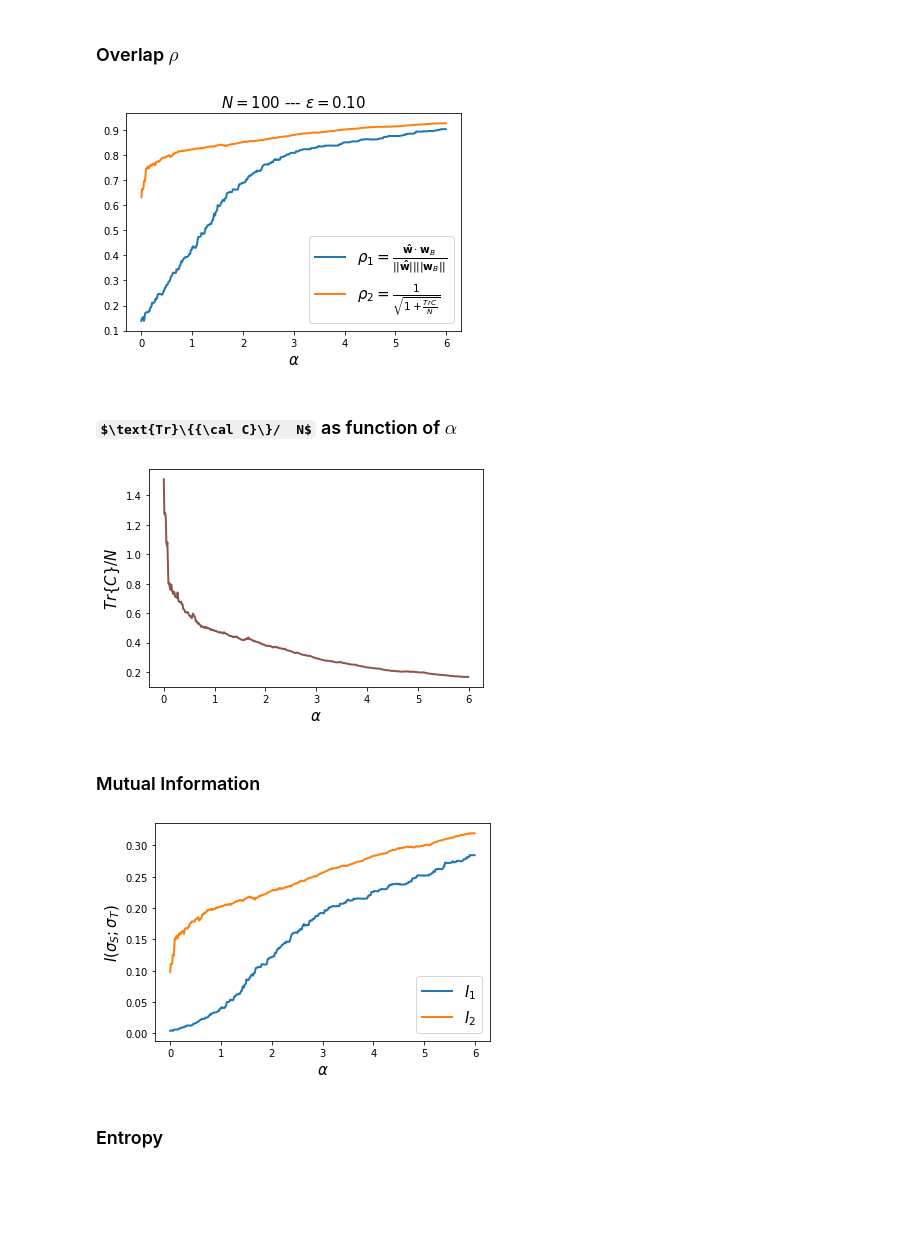
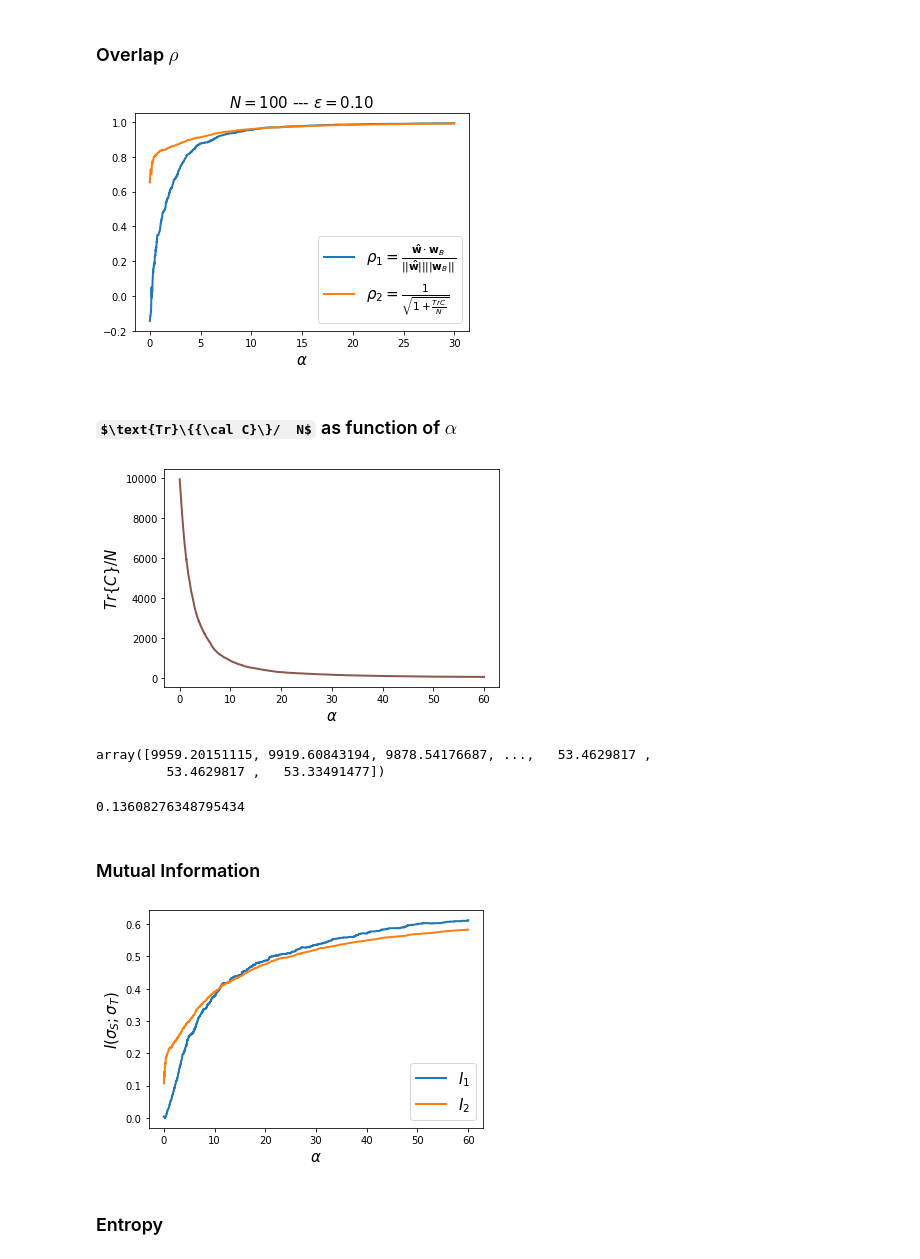
Before and after one commit to rodsveiga/maxent, a Jupyter notebook: exp.ipynb, the cells around one changed output. Drawn from its saved outputs; the diff is of its cells as text; code cells hidden in the pictures; some formulas as TeX source; blank space fills up the shorter version.

```diff
--- a/exp.ipynb
+++ b/exp.ipynb
@@ -69,7 +69,7 @@ plt.show()
 ## Entropic dynamics
 # %%
 N = 100
-M = 600
+M = 6000
 # %% [markdown]
 ### The teacher
 # %%
@@ -140,23 +164,34 @@ traceC = np.array([ np.trace(C_[j]) for j in range(len(C_)) ])
 # %%
 rho_2 = 1 / np.sqrt( 1 + traceC/N )
 
-plt.plot(alpha, rho_, linewidth= 2, color= 'C0', label= r'$\rho_{1} = \frac{{\bf \hat{w}} \cdot {\bf w}_B}{ ||{\bf \hat{w}}|| ||{\bf w}_B ||}$')
-plt.plot(alpha, rho_2, linewidth= 2, color= 'C1', label= r'$\rho_{2} = \frac{1}{\sqrt{1 + \frac{Tr C}{N}}}$' )
+plt.plot(alpha[:3000], rho_[:3000], linewidth= 2, color= 'C0', label= r'$\rho_{1} = \frac{{\bf \hat{w}} \cdot {\bf w}_B}{ ||{\bf \hat{w}}|| ||{\bf w}_B ||}$')
+plt.plot(alpha[:3000], rho_2[:3000], linewidth= 2, color= 'C1', label= r'$\rho_{2} = \frac{1}{\sqrt{1 + \frac{Tr C}{N}}}$' )
 plt.xlabel(r'$\alpha$', fontsize= 15)
 plt.title('$N = %d$ --- $\epsilon = %.2f$' % (N, noise), fontsize= 15)
 plt.legend(fontsize= 15)
+plt.savefig('rho_t1.png', dpi= 600)
 plt.show()
 # %% [output]
-[figure, old version]
+[figure, new version]
 # %% [markdown]
 ### $\text{Tr}\{{\cal C}\}/  N$ as function of $\alpha$
 # %%
 plt.plot(alpha, traceC/N, linewidth= 2, color= 'C5')
 plt.xlabel(r'$\alpha$', fontsize= 15)
 plt.ylabel(r'$ Tr\{ C \}/  N$', fontsize= 15)
+plt.
 plt.show()
 # %% [output]
-[figure, old version]
+[figure, new version]
+# %%
+traceC/N
+# %% [output]
+array([9959.20151115, 9919.60843194, 9878.54176687, ...,   53.4629817 ,
+         53.4629817 ,   53.33491477])
+# %%
+1 / np.sqrt( 1 +53 )
+# %% [output]
+0.13608276348795434
 # %% [markdown]
 ### Mutual Information
 # %%
@@ -172,9 +207,10 @@ plt.plot(alpha, I2, linewidth= 2, color= 'C1', label= r'$I_{2}$')
 plt.xlabel(r'$\alpha$', fontsize= 15)
 plt.ylabel(r'$I(\sigma_S; \sigma_T)$', fontsize= 15)
 plt.legend(fontsize= 15, loc= 4)
+plt.savefig('I_t1.png', dpi= 600)
 plt.show()
 # %% [output]
-[figure, old version]
+[figure, new version]
 # %% [markdown]
 ### Entropy
 # %%
```
Also changed, not shown: parts of 7 cells of this notebook.
